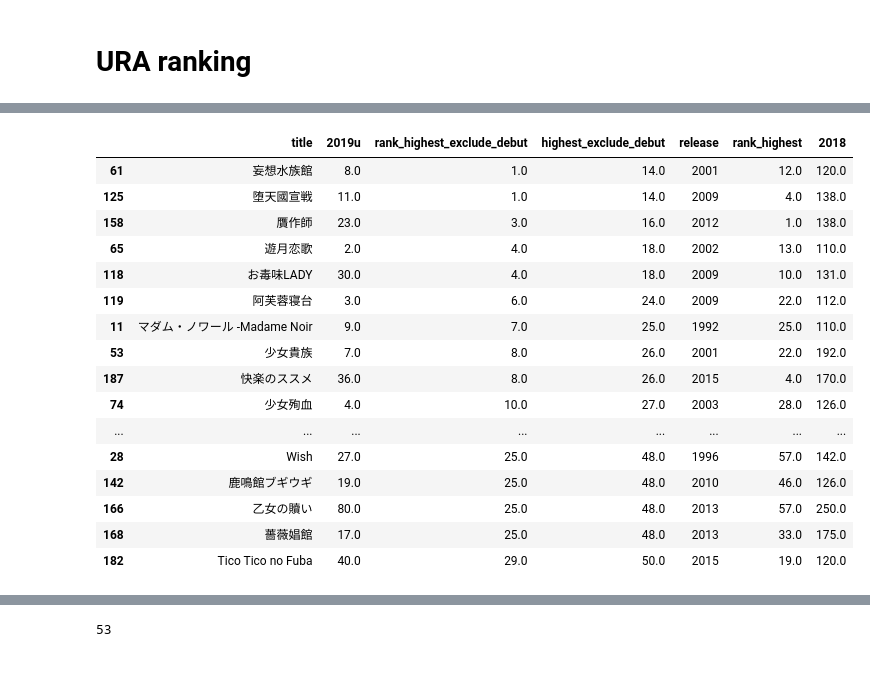
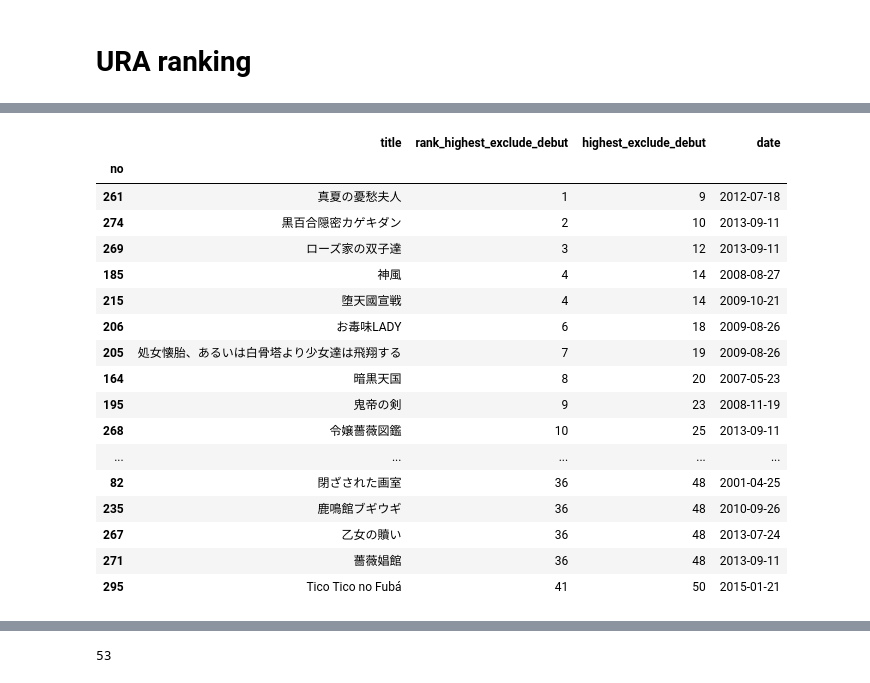
Before and after one commit to tabris913/aliran, a Jupyter notebook: aliran.ipynb, the cells around one changed output, grey strips where cells are left out. Drawn from its saved outputs; the diff is of its cells as text; code cells hidden in the pictures.

```diff
--- a/aliran.ipynb
+++ b/aliran.ipynb
@@ -16,10 +7,36 @@ URA = '2019'
+# %%
+# setting
+## file name
+FILENAME = './summary.json'
+COLUMNS = [
+    'title', 'date', 'initial', 'kind', # '2019u',
+    '2007', '2008', '2009', '2010', '2011', '2012', '2013', '2014', '2015', '2016', '2017', '2018', '2019',
+    'average_all', 'average', 'average_exclude_debut', 'highest', 'highest_exclude_debut',
+    'over30', 'over50', 'over100', 'over200', 'under30', 'under50', 'under100', 'under200', 'count_all', 'count'
+]
+URA = '2019'
+RANK_ALL = ['2005', '2006#1', '2006#2', '2007', '2008', '2009', '2010', '2011', '2012', '2013', '2014', '2015', '2016', '2017', '2018', '2019']
+RANK = RANK_ALL[3:]
+
+def year_filter(value: str, initial: str, array: list, mode: str = 'ge'):
+    if mode not in ['gt', 'ge']:
+        raise ValueError(f'invalid mode: {mode}')
+    if value in array and initial in array:
+        if mode == 'ge':
+            return array.index(value) >= array.index(initial)
+        else:
+            return array.index(value) > array.index(initial)
+    elif value in array:
+        return True
+    else:
+        return False
 # %%
 # read json
 with open(FILENAME, encoding='utf8') as summary_file:
     summary = json.load(summary_file)
 # %%
 # make main dataframe
-df = pandas.DataFrame(summary).astype({'initial': int})
+df = pandas.DataFrame(summary)
 df.index = df.no
 df['average_all'] = df.average
 df = df.drop(columns=['no', 'average'], axis=0)
@@ -89,5 +353,10 @@ RANK = [2007, 2008, 2009, 2010, 2011, 2012, 2013, 2014, 2015, 2016, 2017, 2018,
 
 # ura ranking
 ura = df[df[URA] > 100][COLUMNS]
+ura['rank_average'] = ura.average.rank(method='min', na_option='bottom')
+ura['rank_average_exclude_debut'] = ura.average_exclude_debut.rank(method='min', na_option='bottom')
+ura['rank_highest'] = ura.highest.rank(method='min', na_option='bottom')
+ura['rank_highest_exclude_debut'] = ura.highest_exclude_debut.rank(method='min', na_option='bottom')
+
 ura.head()
 # %% [output]
@@ -232,8 +417,7 @@ for idx in tmp.index:
 # %%
-tmp = result.sort_values(['rank_highest_exclude_debut', 'release'], ascending=[True, True]) \
-      .query('highest_exclude_debut <= 50') \
-      [['title', '2019u', 'rank_highest_exclude_debut', 'highest_exclude_debut', 'release', 'rank_highest']] \
-      .join(ura_list[2018])
-print(tmp[tmp['2019u'] <= 10].count())
-tmp
+highest_top = ura.sort_values(['rank_highest_exclude_debut', 'date'], ascending=[True, True]) \
+                 .query('highest_exclude_debut <= 50') \
+                 [['title', 'rank_highest_exclude_debut', 'highest_exclude_debut', 'date']].astype({'rank_highest_exclude_debut': int, 'highest_exclude_debut': int})
+
+highest_top
 # %% [output]
@@ -248,17 +424,18 @@ dtype: int64
-|  | title | 2019u | rank_highest_exclude_debut | highest_exclude_debut | release | rank_highest | 2018 |
-| 61 | 妄想水族館 | 8.0 | 1.0 | 14.0 | 2001 | 12.0 | 120.0 |
-| 125 | 堕天國宣戦 | 11.0 | 1.0 | 14.0 | 2009 | 4.0 | 138.0 |
-| 158 | 贋作師 | 23.0 | 3.0 | 16.0 | 2012 | 1.0 | 138.0 |
-| 65 | 遊月恋歌 | 2.0 | 4.0 | 18.0 | 2002 | 13.0 | 110.0 |
-| 118 | お毒味LADY | 30.0 | 4.0 | 18.0 | 2009 | 10.0 | 131.0 |
-| 119 | 阿芙蓉寝台 | 3.0 | 6.0 | 24.0 | 2009 | 22.0 | 112.0 |
-| 11 | マダム・ノワール -Madame Noir | 9.0 | 7.0 | 25.0 | 1992 | 25.0 | 110.0 |
-| 53 | 少女貴族 | 7.0 | 8.0 | 26.0 | 2001 | 22.0 | 192.0 |
-| 187 | 快楽のススメ | 36.0 | 8.0 | 26.0 | 2015 | 4.0 | 170.0 |
-| 74 | 少女殉血 | 4.0 | 10.0 | 27.0 | 2003 | 28.0 | 126.0 |
-| ... | ... | ... | ... | ... | ... | ... | ... |
-| 28 | Wish | 27.0 | 25.0 | 48.0 | 1996 | 57.0 | 142.0 |
-| 142 | 鹿鳴館ブギウギ | 19.0 | 25.0 | 48.0 | 2010 | 46.0 | 126.0 |
-| 166 | 乙女の贖い | 80.0 | 25.0 | 48.0 | 2013 | 57.0 | 250.0 |
-| 168 | 薔薇娼館 | 17.0 | 25.0 | 48.0 | 2013 | 33.0 | 175.0 |
-| 182 | Tico Tico no Fuba | 40.0 | 29.0 | 50.0 | 2015 | 19.0 | 120.0 |
+|  | title | rank_highest_exclude_debut | highest_exclude_debut | date |
+| no |  |  |  |  |
+| 261 | 真夏の憂愁夫人 | 1 | 9 | 2012-07-18 |
+| 274 | 黒百合隠密カゲキダン | 2 | 10 | 2013-09-11 |
+| 269 | ローズ家の双子達 | 3 | 12 | 2013-09-11 |
+| 185 | 神風 | 4 | 14 | 2008-08-27 |
+| 215 | 堕天國宣戦 | 4 | 14 | 2009-10-21 |
+| 206 | お毒味LADY | 6 | 18 | 2009-08-26 |
+| 205 | 処女懐胎、あるいは白骨塔より少女達は飛翔する | 7 | 19 | 2009-08-26 |
+| 164 | 暗黒天国 | 8 | 20 | 2007-05-23 |
+| 195 | 鬼帝の剣 | 9 | 23 | 2008-11-19 |
+| 268 | 令嬢薔薇図鑑 | 10 | 25 | 2013-09-11 |
+| ... | ... | ... | ... | ... |
+| 82 | 閉ざされた画室 | 36 | 48 | 2001-04-25 |
+| 235 | 鹿鳴館ブギウギ | 36 | 48 | 2010-09-26 |
+| 267 | 乙女の贖い | 36 | 48 | 2013-07-24 |
+| 271 | 薔薇娼館 | 36 | 48 | 2013-09-11 |
+| 295 | Tico Tico no Fubá | 41 | 50 | 2015-01-21 |
```
Also changed, not shown: parts of 35 cells of this notebook, 5 other files.
